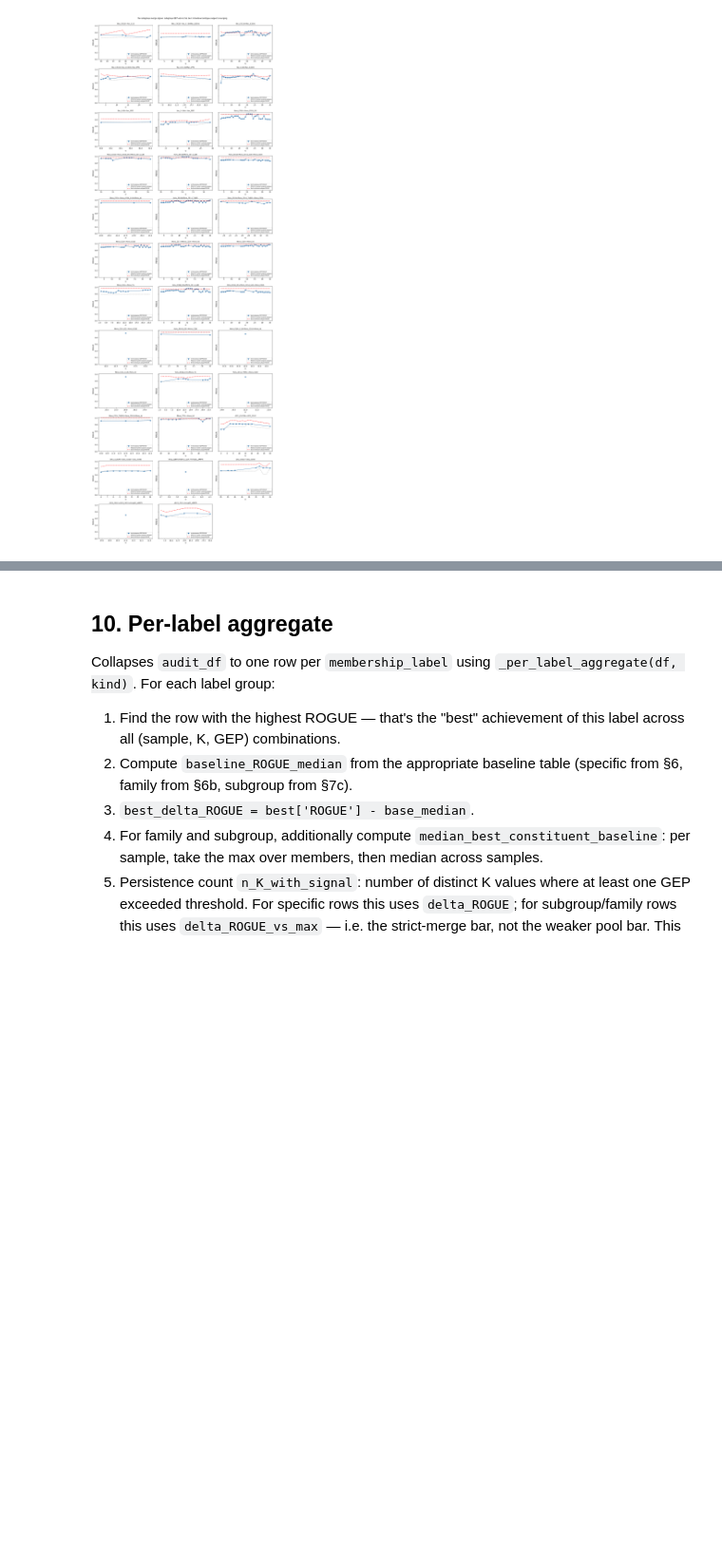
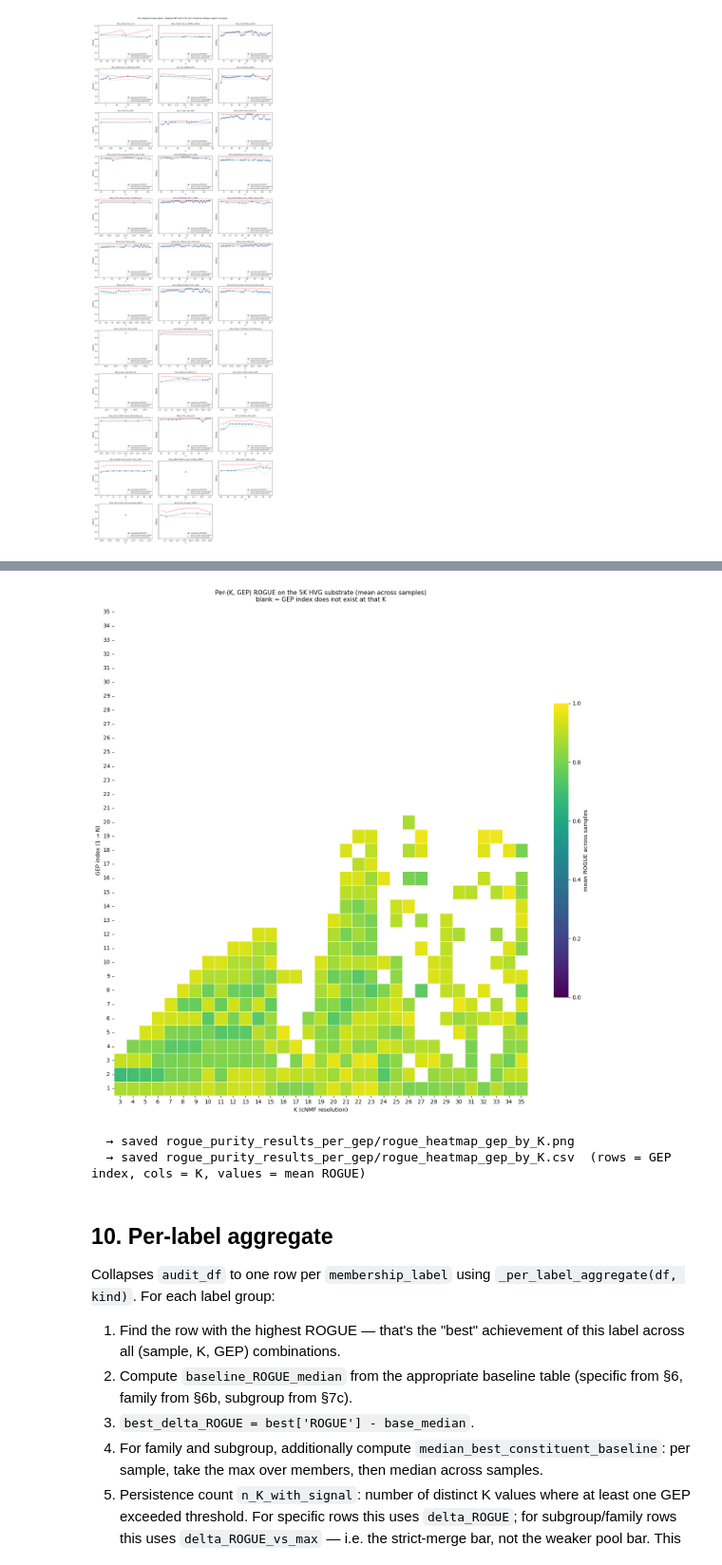
Before and after one commit to sumedhars/dinh-lab-clanp, a Jupyter notebook: 4_rogue_per_gep_audit.ipynb, the cells around one changed output, grey strips where cells are left out. Shown at 95% size. Saved outputs shown, nothing was run; the diff lists cells and outputs as text; code cells hidden in the pictures; blank space fills up the shorter version.

```diff
--- a/4_rogue_per_gep_audit.ipynb
+++ b/4_rogue_per_gep_audit.ipynb
@@ -1307,3 +1321,69 @@ else:
+# %%
+# 9d — GEP (1…N) × K ROGUE heatmap, samples collapsed by MEAN.
+#
+# Source: gep_rogue_long has one row per (sample, K, gep). We average ROGUE
+# over samples to get a single value per (K, gep), then lay it out with K on
+# the x-axis and the GEP index on the y-axis. GEP ids are 1-based in the cNMF
+# usage matrices, so the y-axis runs 1…max(K). Cells where GEP > K don't exist
+# (lower-triangular structure) and stay NaN/blank.
+
+# --- 1. Mean ROGUE across samples per (K, gep) ---
+_hm = gep_rogue_long.copy()
+_hm['gep_int'] = pd.to_numeric(_hm['gep'], errors='coerce')
+if _hm['gep_int'].isna().any():
+    n_bad = int(_hm['gep_int'].isna().sum())
+    print(f"  \u26a0 {n_bad} rows have non-integer GEP ids and are dropped "
+          f"from the heatmap (cNMF GEP ids are expected to be integers).")
+    _hm = _hm.dropna(subset=['gep_int'])
+_hm['gep_int'] = _hm['gep_int'].astype(int)
+
+mean_rogue = (_hm.groupby(['gep_int', 'K'])['ROGUE']
+                 .mean()
+                 .reset_index())
+
+# --- 2. Pivot to a full GEP(1…N) × K grid ---
+k_axis = sorted(_hm['K'].unique())
+n_max  = max(k_axis)                       # tallest run defines the y extent
+gep_axis = list(range(1, n_max + 1))
+
+heat = (mean_rogue
+        .pivot(index='gep_int', columns='K', values='ROGUE')
+        .reindex(index=gep_axis, columns=k_axis))
+
+# --- 3. Plot ---
+cell = 0.34                                  # inches per matrix cell
+fig, ax = plt.subplots(figsize=(max(7, cell * len(k_axis) + 2.5),
+                                max(5, cell * len(gep_axis) + 1.5)))
+
+sns.heatmap(
+    heat, ax=ax, cmap='viridis', vmin=0, vmax=1,
+    square=False, linewidths=0.4, linecolor='white',
+    cbar_kws={'label': 'mean ROGUE across samples', 'shrink': 0.6},
+    annot=(len(k_axis) <= 18 and len(gep_axis) <= 22),  # numbers only if it fits
+    fmt='.2f', annot_kws={'fontsize': 6},
+)
+ax.set_xlabel('K (cNMF resolution)')
+ax.set_ylabel('GEP index (1 \u2192 N)')
+ax.set_title('Per-(K, GEP) ROGUE on the 5K HVG substrate '
+             '(mean across samples)\nblank = GEP index does not exist at that K',
+             fontsize=11)
+ax.invert_yaxis()                           # GEP 1 at the top, increasing downward
+ax.set_yticklabels(ax.get_yticklabels(), rotation=0)
+
+plt.tight_layout()
+_hm_path = os.path.join(OUT_DIR, 'rogue_heatmap_gep_by_K.png')
+plt.savefig(_hm_path, dpi=150, bbox_inches='tight')
+plt.show()
+print(f"  \u2192 saved {_hm_path}")
+
+# Also persist the underlying matrix so it can be reused / re-plotted.
+_hm_csv = os.path.join(OUT_DIR, 'rogue_heatmap_gep_by_K.csv')
+heat.to_csv(_hm_csv)
+print(f"  \u2192 saved {_hm_csv}  (rows = GEP index, cols = K, values = mean ROGUE)")
+# %% [output]
+[figure, added]
+  → saved rogue_purity_results_per_gep/rogue_heatmap_gep_by_K.png
+  → saved rogue_purity_results_per_gep/rogue_heatmap_gep_by_K.csv  (rows = GEP index, cols = K, values = mean ROGUE)
 # %% [markdown]
 ## 10. Per-label aggregate
 
```
Also changed, not shown: parts of 3 cells of this notebook, 52 other files.
